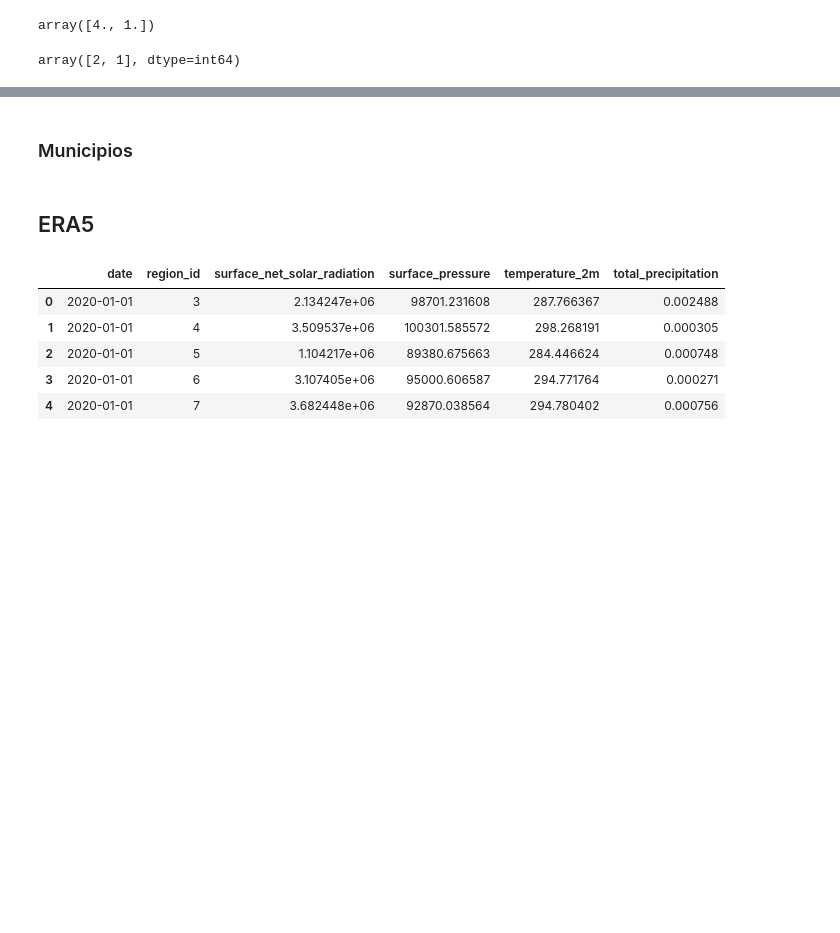
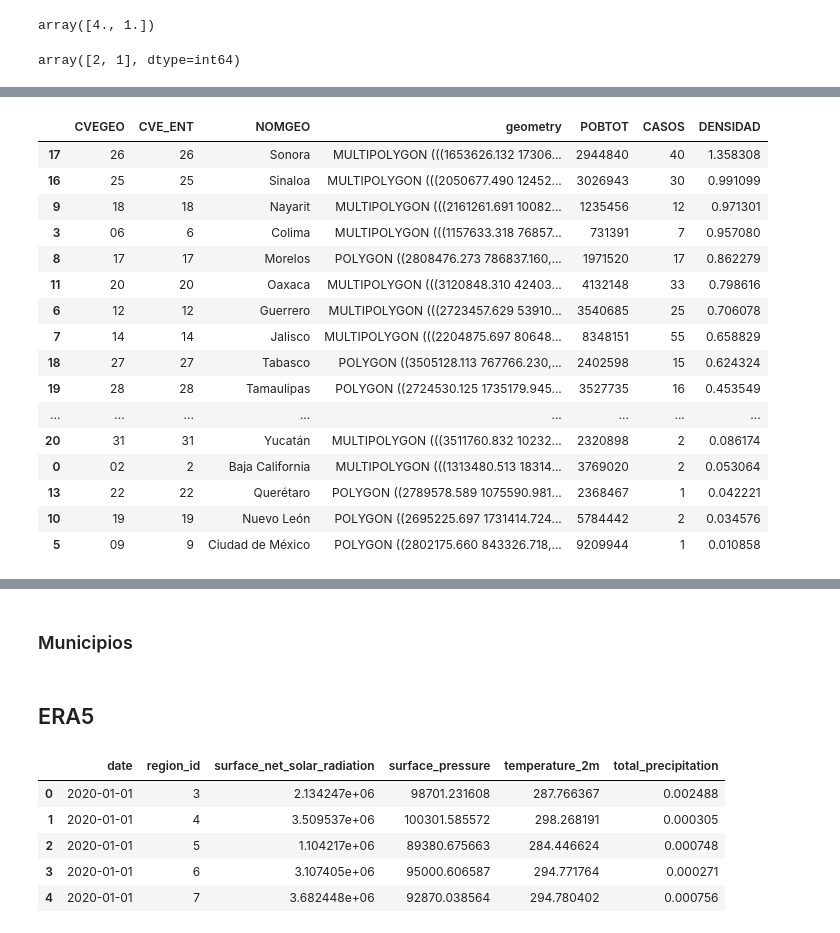
Before and after one commit to pcorner10/denguetemp2022, a Jupyter notebook: main_2023.ipynb, the cells around one changed output, grey strips where cells are left out. Cells and saved outputs as stored; diff of their text form; code cells hidden in the pictures; blank space fills up the shorter version.

```diff
--- a/main_2023.ipynb
+++ b/main_2023.ipynb
@@ -164,0 +180,20 @@ Name: ENTIDAD_RES, dtype: float64
+# %%
+mexico_ent.sort_values('DENSIDAD', ascending=False)
+# %% [output]
+|  | CVEGEO | CVE_ENT | NOMGEO | geometry | POBTOT | CASOS | DENSIDAD |
+| 17 | 26 | 26 | Sonora | MULTIPOLYGON (((1653626.132 17306... | 2944840 | 40 | 1.358308 |
+| 16 | 25 | 25 | Sinaloa | MULTIPOLYGON (((2050677.490 12452... | 3026943 | 30 | 0.991099 |
+| 9 | 18 | 18 | Nayarit | MULTIPOLYGON (((2161261.691 10082... | 1235456 | 12 | 0.971301 |
+| 3 | 06 | 6 | Colima | MULTIPOLYGON (((1157633.318 76857... | 731391 | 7 | 0.957080 |
+| 8 | 17 | 17 | Morelos | POLYGON ((2808476.273 786837.160,... | 1971520 | 17 | 0.862279 |
+| 11 | 20 | 20 | Oaxaca | MULTIPOLYGON (((3120848.310 42403... | 4132148 | 33 | 0.798616 |
+| 6 | 12 | 12 | Guerrero | MULTIPOLYGON (((2723457.629 53910... | 3540685 | 25 | 0.706078 |
+| 7 | 14 | 14 | Jalisco | MULTIPOLYGON (((2204875.697 80648... | 8348151 | 55 | 0.658829 |
+| 18 | 27 | 27 | Tabasco | POLYGON ((3505128.113 767766.230,... | 2402598 | 15 | 0.624324 |
+| 19 | 28 | 28 | Tamaulipas | POLYGON ((2724530.125 1735179.945... | 3527735 | 16 | 0.453549 |
+| ... | ... | ... | ... | ... | ... | ... | ... |
+| 20 | 31 | 31 | Yucatán | MULTIPOLYGON (((3511760.832 10232... | 2320898 | 2 | 0.086174 |
+| 0 | 02 | 2 | Baja California | MULTIPOLYGON (((1313480.513 18314... | 3769020 | 2 | 0.053064 |
+| 13 | 22 | 22 | Querétaro | POLYGON ((2789578.589 1075590.981... | 2368467 | 1 | 0.042221 |
+| 10 | 19 | 19 | Nuevo León | POLYGON ((2695225.697 1731414.724... | 5784442 | 2 | 0.034576 |
+| 5 | 09 | 9 | Ciudad de México | POLYGON ((2802175.660 843326.718,... | 9209944 | 1 | 0.010858 |
```
Also changed, not shown: parts of 11 cells of this notebook, 6 other files.
